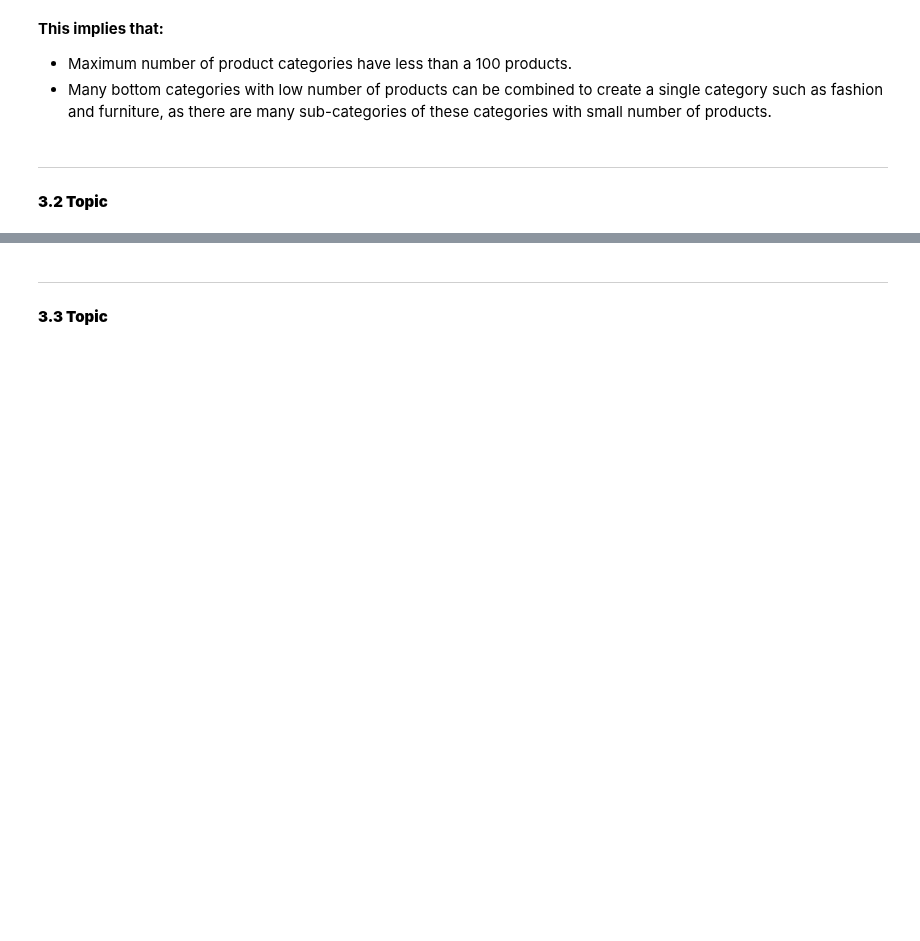
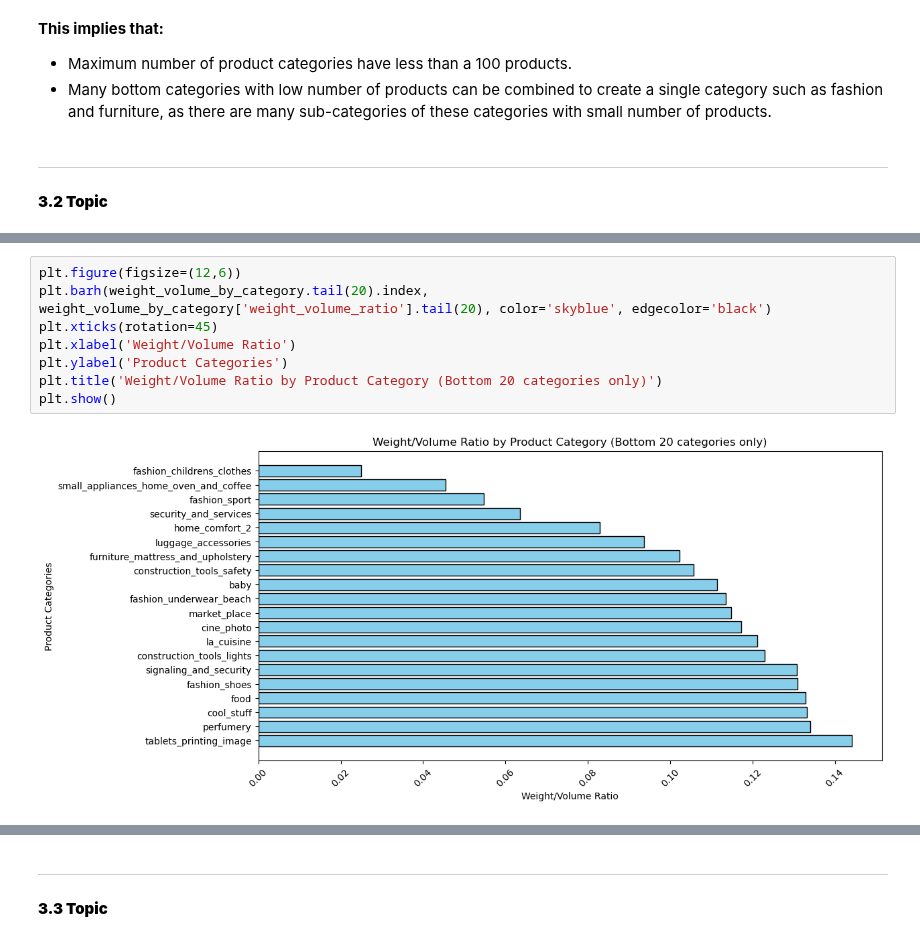
Before and after one commit to JatinY459/ecommerce-data-analysis, a Jupyter notebook: notebooks/04_EDA_products_sellers.ipynb, the cells around one changed output, grey strips where cells are left out. Cells and saved outputs as stored; diff of their text form; blank space fills up the shorter version.

```diff
--- a/notebooks/04_EDA_products_sellers.ipynb
+++ b/notebooks/04_EDA_products_sellers.ipynb
@@ -169,0 +188,10 @@ products.describe()
+# %%
+plt.figure(figsize=(12,6))
+plt.barh(weight_volume_by_category.tail(20).index, weight_volume_by_category['weight_volume_ratio'].tail(20), color='skyblue', edgecolor='black')
+plt.xticks(rotation=45)
+plt.xlabel('Weight/Volume Ratio')
+plt.ylabel('Product Categories')
+plt.title('Weight/Volume Ratio by Product Category (Bottom 20 categories only)')
+plt.show()
+# %% [output]
+[figure, added]
```
Also changed, not shown: parts of 5 cells of this notebook.
